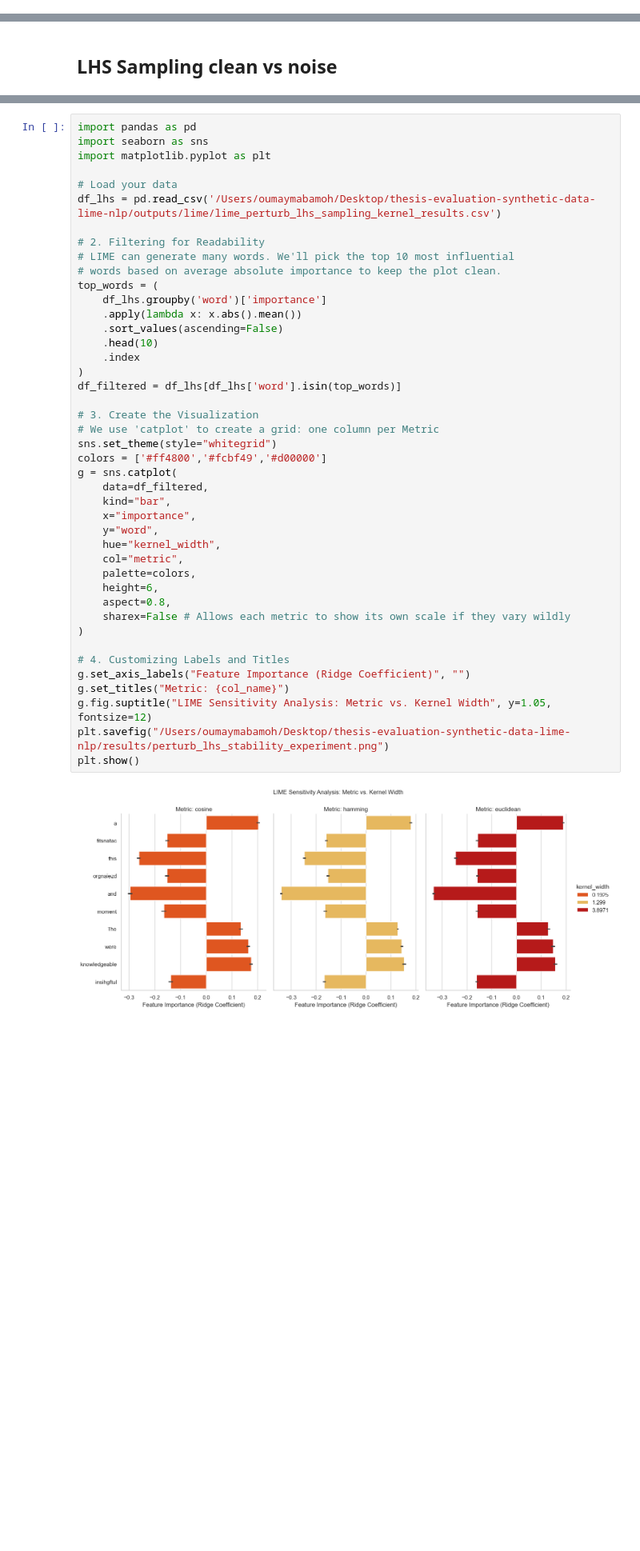
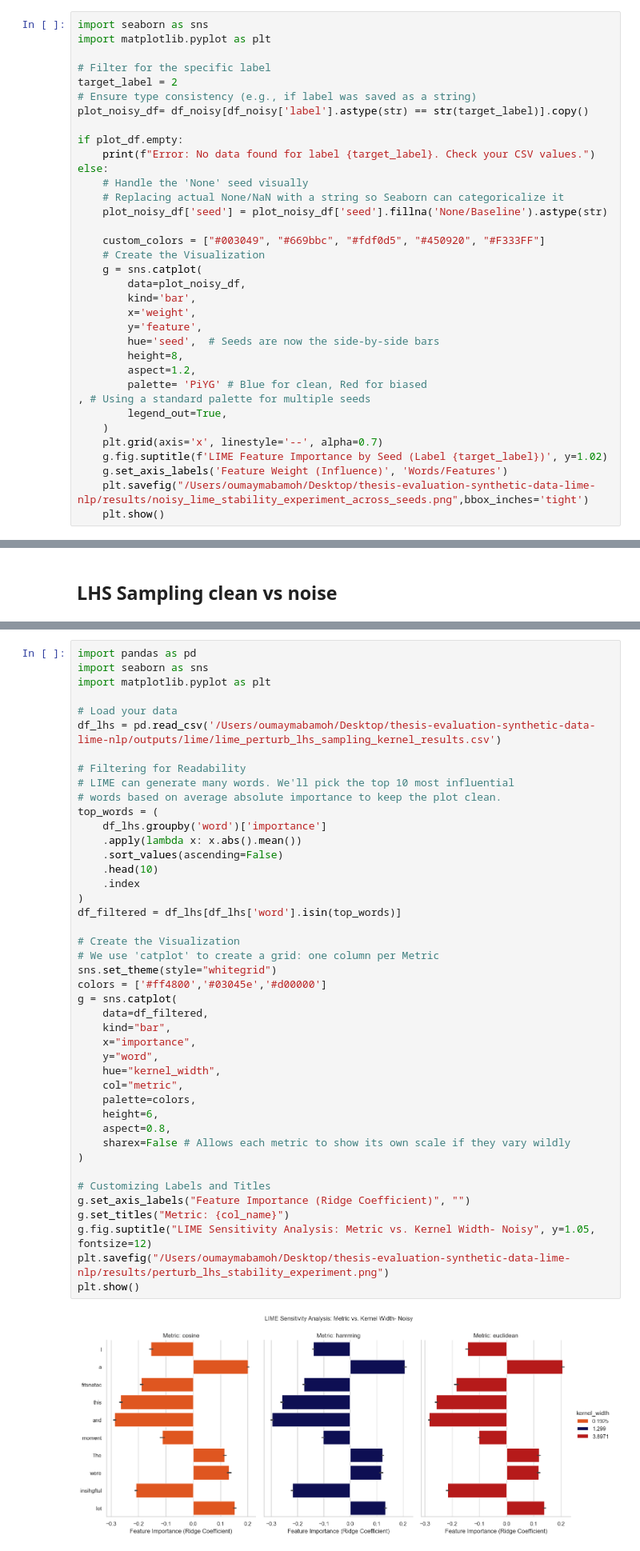
Before and after one commit to Oumaymabamoh/thesis-eval-synthetic-data-lime-nlp, a Jupyter notebook: results/LIME_evaluation.ipynb, the cells around one changed output, grey strips where cells are left out. Shown at 80% size. Saved outputs shown, nothing was run; the diff lists cells and outputs as text; blank space fills up the shorter version.

```diff
--- a/results/LIME_evaluation.ipynb
+++ b/results/LIME_evaluation.ipynb
@@ -78,0 +115,35 @@ plt.show()
+# %%
+import seaborn as sns
+import matplotlib.pyplot as plt
+
+# Filter for the specific label
+target_label = 2
+# Ensure type consistency (e.g., if label was saved as a string)
+plot_noisy_df= df_noisy[df_noisy['label'].astype(str) == str(target_label)].copy()
+
+if plot_df.empty:
+    print(f"Error: No data found for label {target_label}. Check your CSV values.")
+else:
+    # Handle the 'None' seed visually
+    # Replacing actual None/NaN with a string so Seaborn can categoricalize it
+    plot_noisy_df['seed'] = plot_noisy_df['seed'].fillna('None/Baseline').astype(str)
+
+    custom_colors = ["#003049", "#669bbc", "#fdf0d5", "#450920", "#F333FF"]
+    # Create the Visualization
+    g = sns.catplot(
+        data=plot_noisy_df,
+        kind='bar',
+        x='weight',
+        y='feature',
+        hue='seed',  # Seeds are now the side-by-side bars
+        height=8,
+        aspect=1.2,
+        palette= 'PiYG' # Blue for clean, Red for biased
+, # Using a standard palette for multiple seeds
+        legend_out=True,
+    )
+    plt.grid(axis='x', linestyle='--', alpha=0.7)
+    g.fig.suptitle(f'LIME Feature Importance by Seed (Label {target_label})', y=1.02)
+    g.set_axis_labels('Feature Weight (Influence)', 'Words/Features')
+    plt.savefig("/Users/oumaymabamoh/Desktop/thesis-evaluation-synthetic-data-lime-nlp/results/noisy_lime_stability_experiment_across_seeds.png",bbox_inches='tight')
+    plt.show()
@@ -255,42 +294,42 @@ import matplotlib.pyplot as plt
 # Load your data
 df_lhs = pd.read_csv('/Users/oumaymabamoh/Desktop/thesis-evaluation-synthetic-data-lime-nlp/outputs/lime/lime_perturb_lhs_sampling_kernel_results.csv')
 
-# 2. Filtering for Readability
+# Filtering for Readability
 # LIME can generate many words. We'll pick the top 10 most influential
 # words based on average absolute importance to keep the plot clean.
 top_words = (
     df_lhs.groupby('word')['importance']
     .apply(lambda x: x.abs().mean())
     .sort_values(ascending=False)
     .head(10)
     .index
 )
 df_filtered = df_lhs[df_lhs['word'].isin(top_words)]
 
-# 3. Create the Visualization
+# Create the Visualization
 # We use 'catplot' to create a grid: one column per Metric
 sns.set_theme(style="whitegrid")
-colors = ['#ff4800','#fcbf49','#d00000']
+colors = ['#ff4800','#03045e','#d00000']
 g = sns.catplot(
     data=df_filtered,
     kind="bar",
     x="importance",
     y="word",
     hue="kernel_width",
     col="metric",
     palette=colors,
     height=6,
     aspect=0.8,
     sharex=False # Allows each metric to show its own scale if they vary wildly
 )
 
-# 4. Customizing Labels and Titles
+# Customizing Labels and Titles
 g.set_axis_labels("Feature Importance (Ridge Coefficient)", "")
 g.set_titles("Metric: {col_name}")
-g.fig.suptitle("LIME Sensitivity Analysis: Metric vs. Kernel Width", y=1.05, fontsize=12)
+g.fig.suptitle("LIME Sensitivity Analysis: Metric vs. Kernel Width- Noisy", y=1.05, fontsize=12)
 plt.savefig("/Users/oumaymabamoh/Desktop/thesis-evaluation-synthetic-data-lime-nlp/results/perturb_lhs_stability_experiment.png")
 plt.show()
 # %% [output]
-[figure, old version]
+[figure, new version]
 # %% [markdown]
 Surrogate type
```
Also changed, not shown: parts of 14 cells of this notebook, 5 other files.
